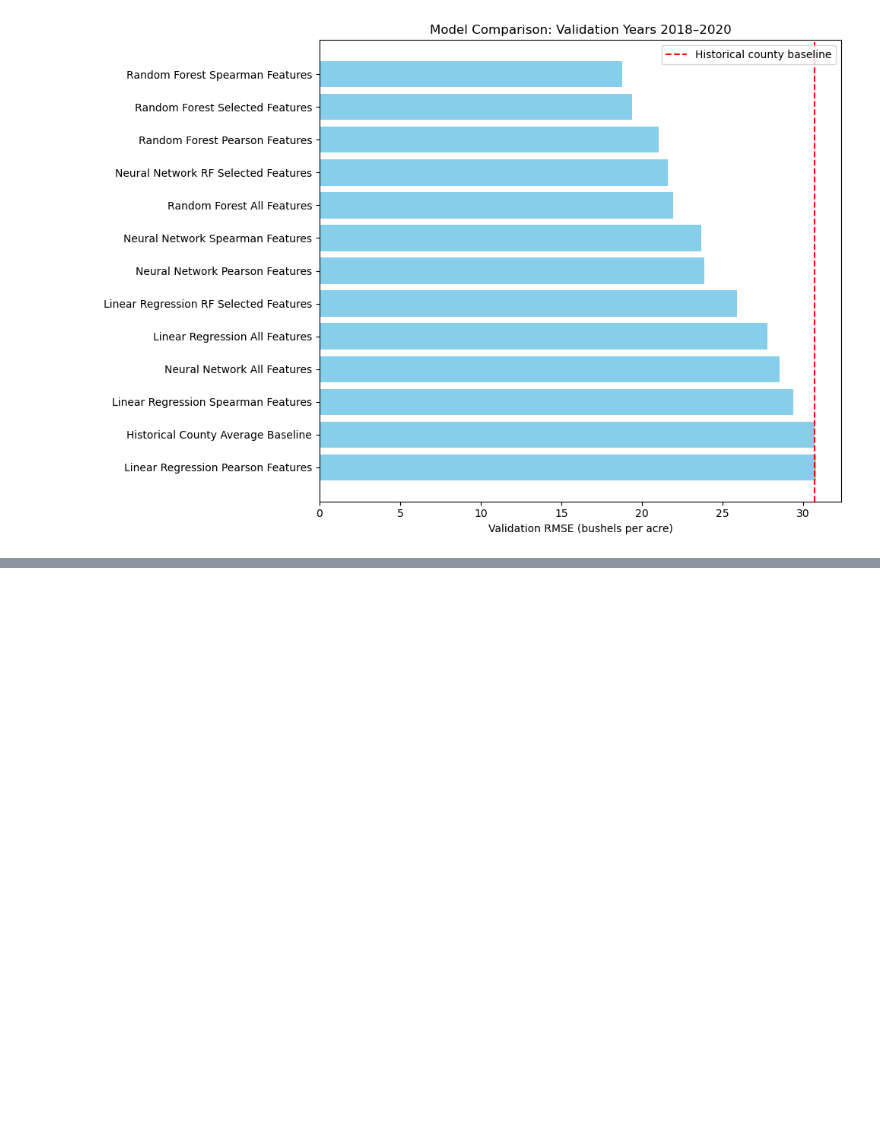
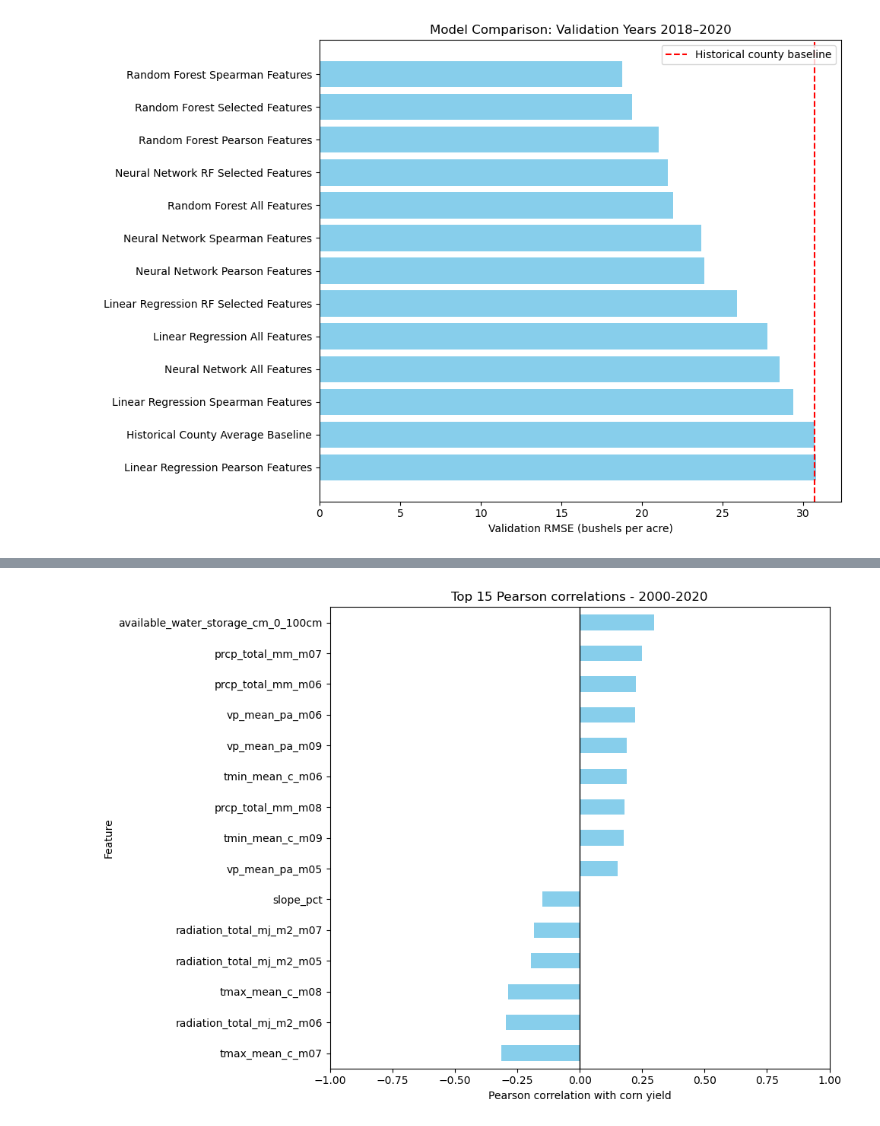
Before and after one commit to JTRIII/corn-yield-thesis, a Jupyter notebook: notebooks/06_model_evaluation_and_final_results.ipynb, the cells around one changed output, grey strips where cells are left out. Cells and saved outputs as stored; diff of their text form; code cells hidden in the pictures; blank space fills up the shorter version.

```diff
--- a/notebooks/06_model_evaluation_and_final_results.ipynb
+++ b/notebooks/06_model_evaluation_and_final_results.ipynb
@@ -1759,0 +1780,5 @@ plt.show()
+# %%
+temp_cols = weather_cols + soil_cols
+# %%
+final_variance_filter = VarianceThreshold(threshold=0.0)
+final_variance_filter.fit(final_train[temp_cols])
@@ -1759,0 +1787,2 @@ plt.show()
+# %%
+final_environment_cols = final_variance_filter.get_feature_names_out().tolist()
@@ -1759,0 +1803,10 @@ plt.show()
+# %%
+final_pearson = final_train[final_environment_cols].corrwith(y_final_train, method='pearson')
+final_pearson_results = final_pearson.to_frame(name='Pearson')
+
+final_pearson_results['Pearson_abs'] = final_pearson.abs().to_frame()
+
+final_pearson_results = final_pearson_results.sort_values('Pearson_abs', ascending=False)
+
+final_top_pearson = final_pearson_results.head(15)
+final_top_pearson
@@ -1759,0 +1849,11 @@ plt.show()
+# %%
+final_top_pearson['Pearson'].sort_values().plot.barh(figsize=(10, 7), color='skyblue')
+plt.axvline(0, color="black", linewidth=1)
+plt.xlim(-1,1)
+plt.xlabel("Pearson correlation with corn yield")
+plt.ylabel("Feature")
+plt.title("Top 15 Pearson correlations - 2000-2020")
+plt.tight_layout()
+plt.show()
+# %% [output]
+[figure, added]
```
Also changed, not shown: parts of 31 cells of this notebook.
